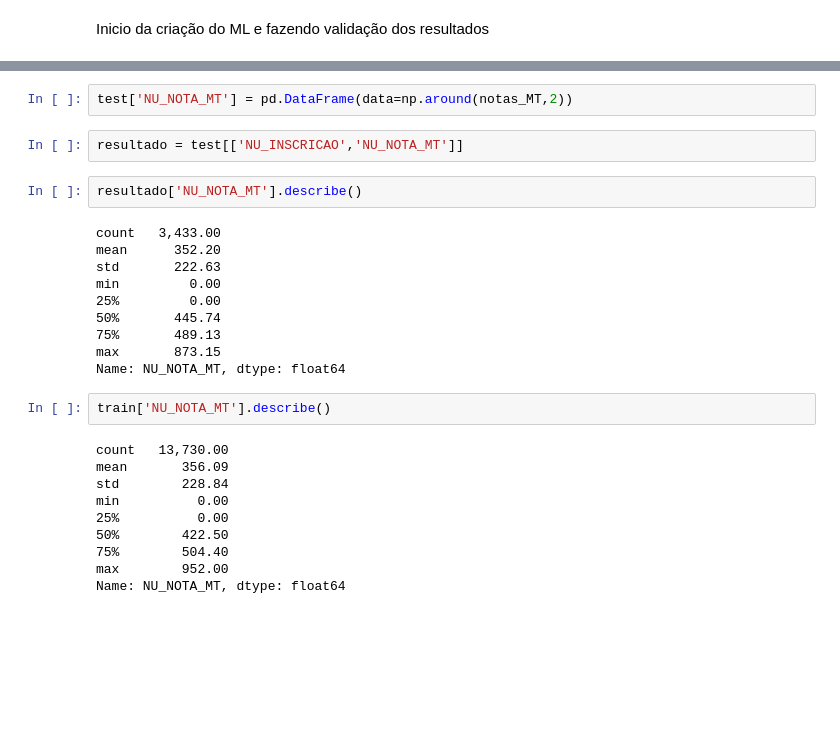
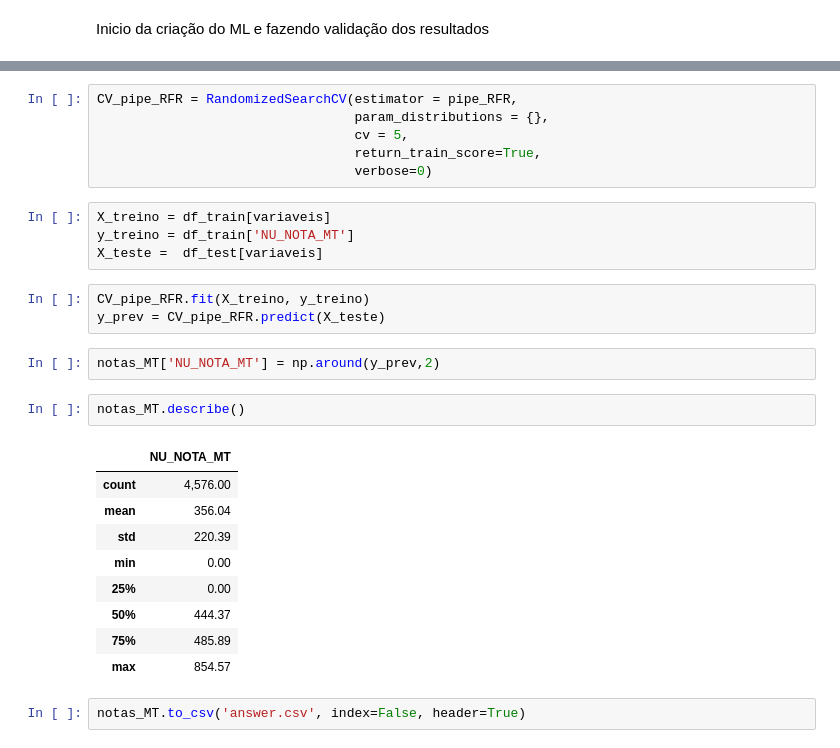
Before and after one commit to RobsonCrLira/CodenationDesafio, a Jupyter notebook: Analise_enem.ipynb, the cells around one changed output, grey strips where cells are left out. Drawn from its saved outputs; the diff is of its cells as text; blank space fills up the shorter version.

```diff
--- a/Analise_enem.ipynb
+++ b/Analise_enem.ipynb
@@ -286,28 +262,29 @@ notas_MT = model.predict(X_teste)
+# %%
+CV_pipe_RFR = RandomizedSearchCV(estimator = pipe_RFR,
+                                 param_distributions = {},
+                                 cv = 5,
+                                 return_train_score=True,
+                                 verbose=0)
+# %%
+X_treino = df_train[variaveis]
+y_treino = df_train['NU_NOTA_MT']
+X_teste =  df_test[variaveis]
+# %%
+CV_pipe_RFR.fit(X_treino, y_treino)
+y_prev = CV_pipe_RFR.predict(X_teste)
 # %%
-test['NU_NOTA_MT'] = pd.DataFrame(data=np.around(notas_MT,2))
+notas_MT['NU_NOTA_MT'] = np.around(y_prev,2)
-# %%
-resultado = test[['NU_INSCRICAO','NU_NOTA_MT']]
-# %%
-resultado['NU_NOTA_MT'].describe()
-# %% [output]
-count   3,433.00
-mean      352.20
-std       222.63
-min         0.00
-25%         0.00
-50%       445.74
-75%       489.13
-max       873.15
-Name: NU_NOTA_MT, dtype: float64
-# %%
-train['NU_NOTA_MT'].describe()
-# %% [output]
-count   13,730.00
-mean       356.09
-std        228.84
-min          0.00
-25%          0.00
-50%        422.50
-75%        504.40
-max        952.00
-Name: NU_NOTA_MT, dtype: float64
+# %%
+notas_MT.describe()
+# %% [output]
+|  | NU_NOTA_MT |
+| count | 4,576.00 |
+| mean | 356.04 |
+| std | 220.39 |
+| min | 0.00 |
+| 25% | 0.00 |
+| 50% | 444.37 |
+| 75% | 485.89 |
+| max | 854.57 |
+# %%
+notas_MT.to_csv('answer.csv', index=False, header=True)
```
Also changed, not shown: parts of 14 cells of this notebook.
